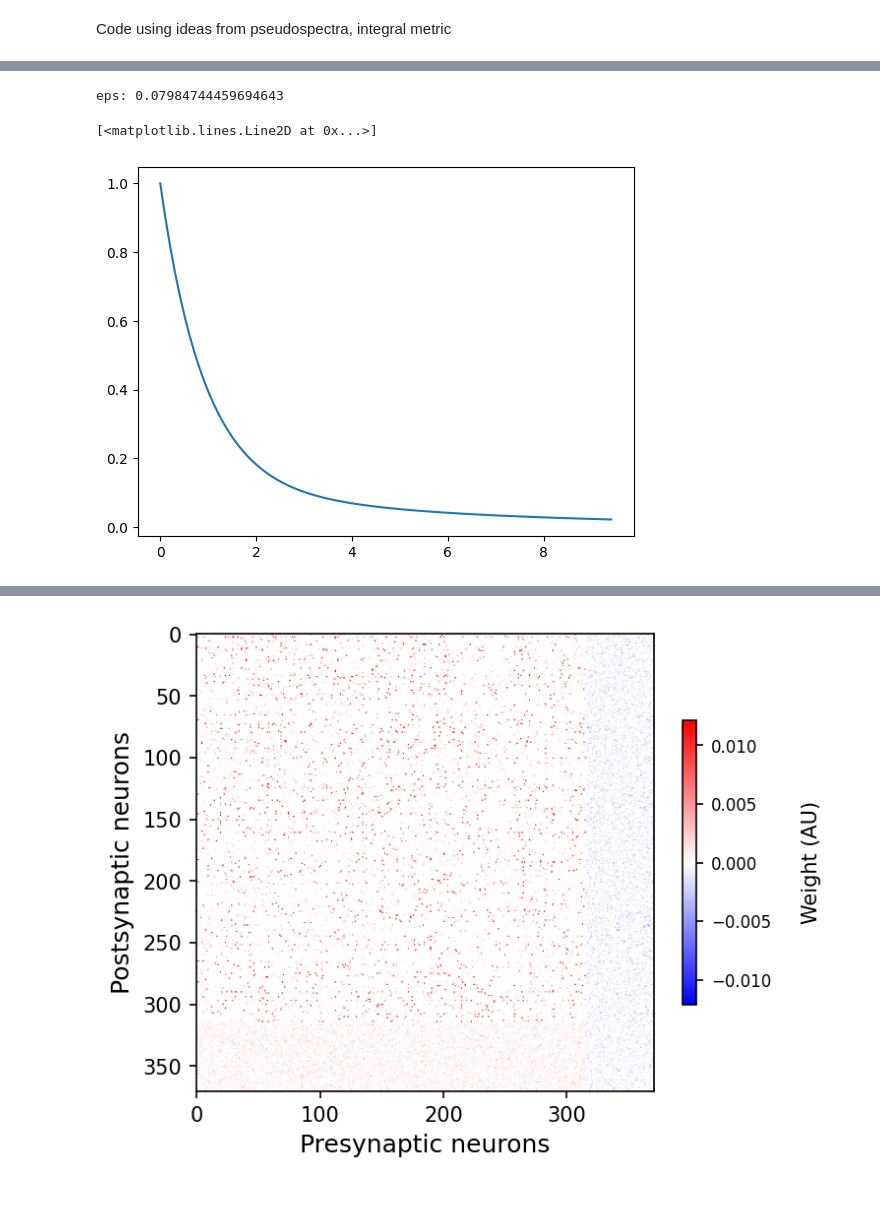
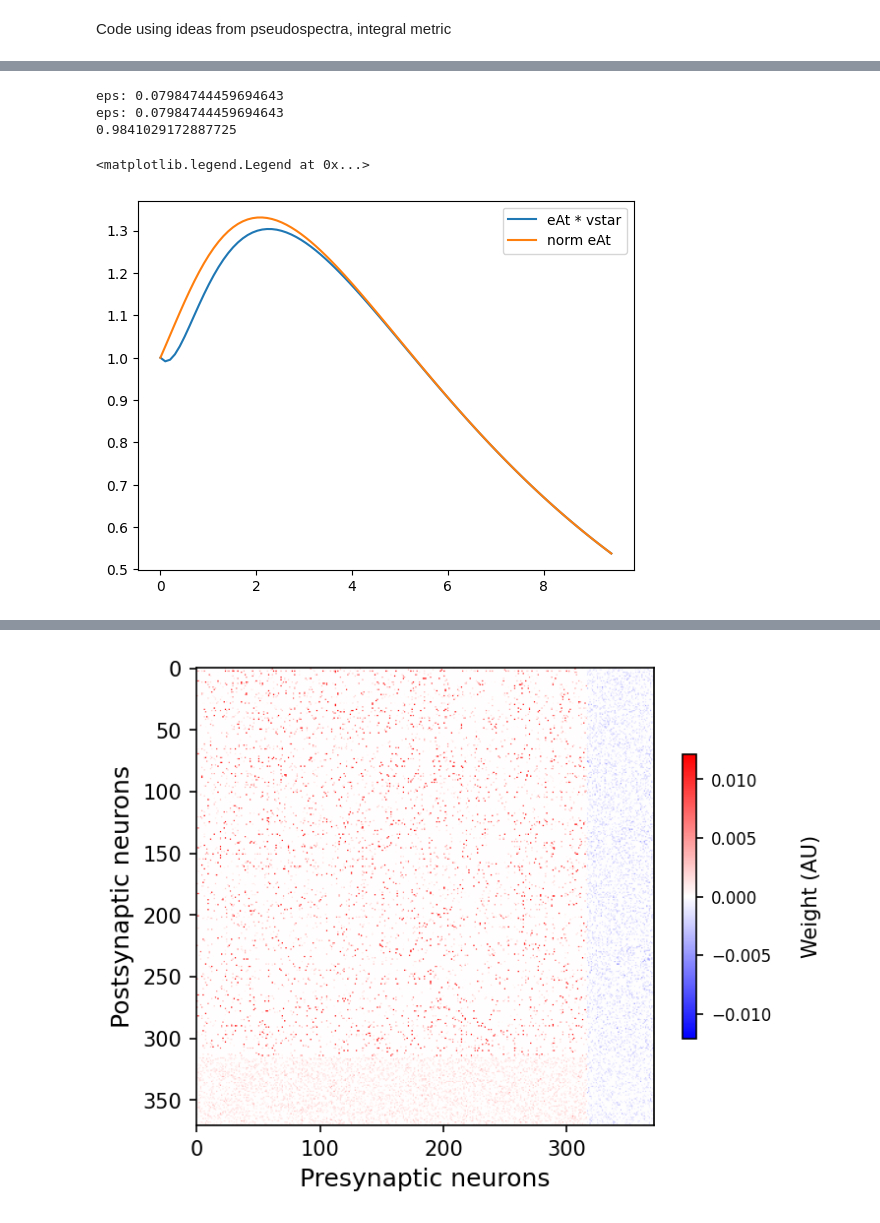
Before and after one commit to jgreen83/Spring2026-Connectome-Pseudospectra, a Jupyter notebook: Modelling_local_circuits_new_balance.ipynb, the cells around one changed output, grey strips where cells are left out. Cells and saved outputs as stored; diff of their text form; code cells hidden in the pictures.

```diff
--- a/Modelling_local_circuits_new_balance.ipynb
+++ b/Modelling_local_circuits_new_balance.ipynb
@@ -703,11 +702,0 @@ done with first int
-# %%
-ts, eAint = calc_eAint(A)
-
-v = np.random.randn(len(A))
-v = v/np.linalg.norm(v,ord=2)
-eAvs = [np.linalg.norm(expm_multiply(A*ts[j], v),ord=2) for j in range(len(ts))]
-plt.plot(ts,eAvs)
-# %% [output]
-eps: 0.07984744459694643
-[<matplotlib.lines.Line2D at 0x...>]
-[figure, removed]
@@ -714,3 +729,21 @@ eps: 0.07984744459694643
+# %%
+ts, eAint = calc_eAint(A)
+eAs = [np.linalg.norm(expm(A*ts[i]),ord=2) for i in range(len(ts))]
+
+v = calc_vstar(A)
+eAvs = [np.linalg.norm(expm_multiply(A*ts[j], v),ord=2) for j in range(len(ts))]
+
+print(calc_eAvint(A,v,ts)/eAint)
+
+plt.plot(ts,eAvs,label='eAt * vstar')
+plt.plot(ts,eAs,label='norm eAt')
+plt.legend()
+# %% [output]
+eps: 0.07984744459694643
+eps: 0.07984744459694643
+0.9841029172887725
+<matplotlib.legend.Legend at 0x...>
+[figure, added]
 # %%
 #vectors in directions of fundamental bases
 # ts, eAint = calc_eAint(A)
```
Also changed, not shown: parts of 17 cells of this notebook.
